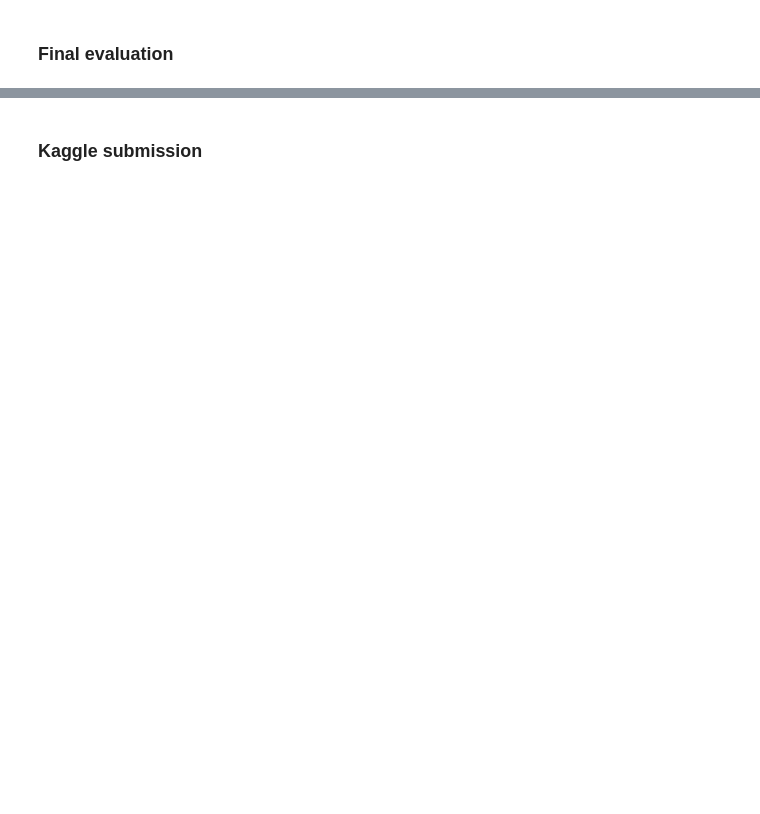
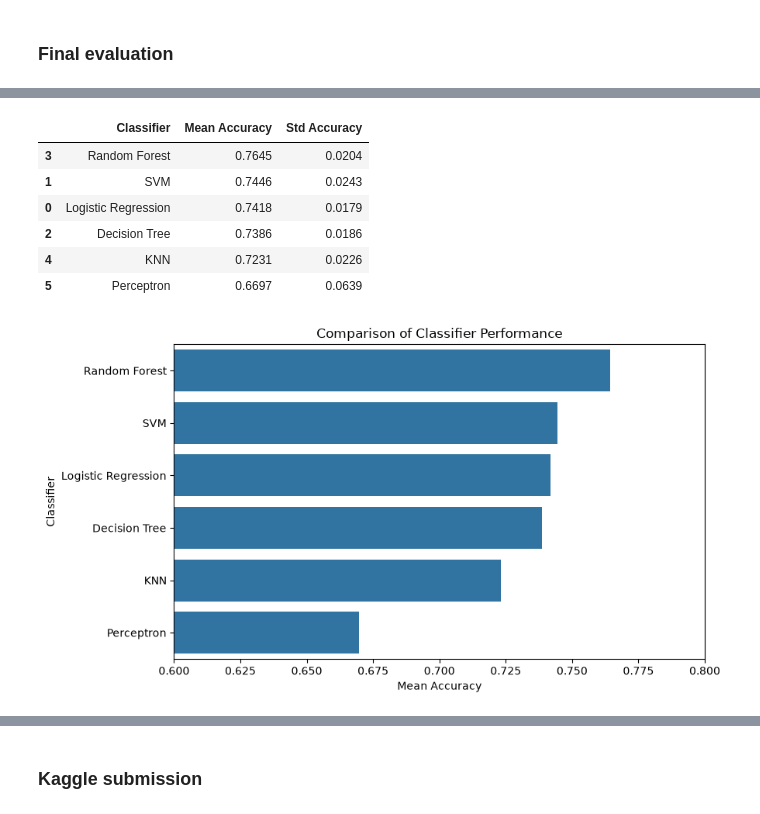
Before and after one commit to simatabatabaei-coder/Classification-of-Wine, a Jupyter notebook: CA3_template.ipynb, the cells around one changed output, grey strips where cells are left out. Drawn from its saved outputs; the diff is of its cells as text; code cells hidden in the pictures; blank space fills up the shorter version.

```diff
--- a/CA3_template.ipynb
+++ b/CA3_template.ipynb
@@ -90,0 +846,56 @@ The feature distributions show that some variables have different numerical scal
+# %%
+model_comparison = pd.DataFrame({
+    "Classifier": [
+        "Logistic Regression",
+        "SVM",
+        "Decision Tree",
+        "Random Forest",
+        "KNN",
+        "Perceptron"
+    ],
+    "Mean Accuracy": [
+        0.7418,
+        0.7446,
+        0.7386,
+        0.7645,
+        0.7231,
+        0.6697
+    ],
+    "Std Accuracy": [
+        0.0179,
+        0.0243,
+        0.0186,
+        0.0204,
+        0.0226,
+        0.0639
+    ]
+})
+
+model_comparison = model_comparison.sort_values(
+    "Mean Accuracy",
+    ascending=False
+)
+
+display(model_comparison)
+
+plt.figure(figsize=(9, 5))
+
+sns.barplot(
+    data=model_comparison,
+    x="Mean Accuracy",
+    y="Classifier"
+)
+
+plt.title("Comparison of Classifier Performance")
+plt.xlim(0.6, 0.8)
+plt.tight_layout()
+plt.show()
+# %% [output]
+|  | Classifier | Mean Accuracy | Std Accuracy |
+| 3 | Random Forest | 0.7645 | 0.0204 |
+| 1 | SVM | 0.7446 | 0.0243 |
+| 0 | Logistic Regression | 0.7418 | 0.0179 |
+| 2 | Decision Tree | 0.7386 | 0.0186 |
+| 4 | KNN | 0.7231 | 0.0226 |
+| 5 | Perceptron | 0.6697 | 0.0639 |
+[figure, added]
```
Also changed, not shown: parts of 30 cells of this notebook.
